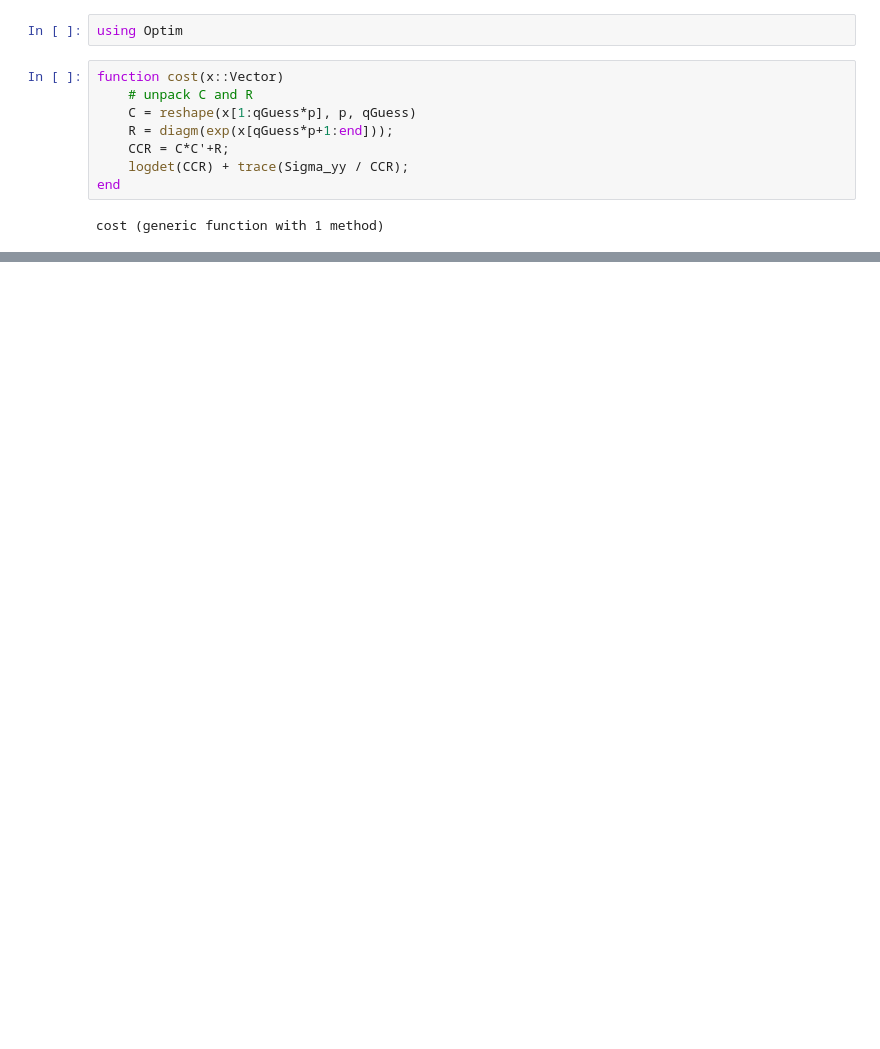
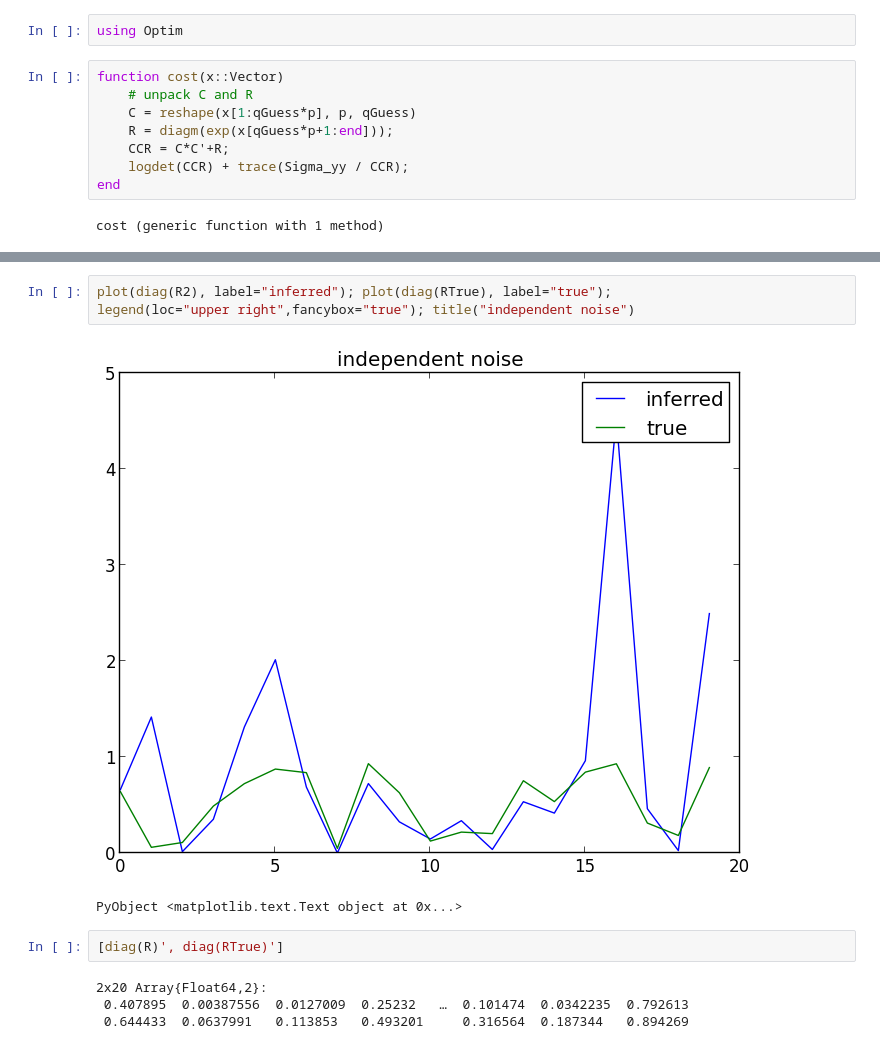
Before and after one commit to memming/EM_FA, a Jupyter notebook: julia/FactorAnalysis.ipynb, the cells around one changed output, grey strips where cells are left out. Saved outputs shown, nothing was run; the diff lists cells and outputs as text; blank space fills up the shorter version.

```diff
--- a/julia/FactorAnalysis.ipynb
+++ b/julia/FactorAnalysis.ipynb
@@ -130,0 +229,12 @@ PyObject <matplotlib.text.Text object at 0x...>
+# %%
+plot(diag(R2), label="inferred"); plot(diag(RTrue), label="true");
+legend(loc="upper right",fancybox="true"); title("independent noise")
+# %% [output]
+[figure, added]
+PyObject <matplotlib.text.Text object at 0x...>
+# %%
+[diag(R)', diag(RTrue)']
+# %% [output]
+2x20 Array{Float64,2}:
+ 0.407895  0.00387556  0.0127009  0.25232   …  0.101474  0.0342235  0.792613
+ 0.644433  0.0637991   0.113853   0.493201     0.316564  0.187344   0.894269
```
Also changed, not shown: parts of 21 cells of this notebook.
